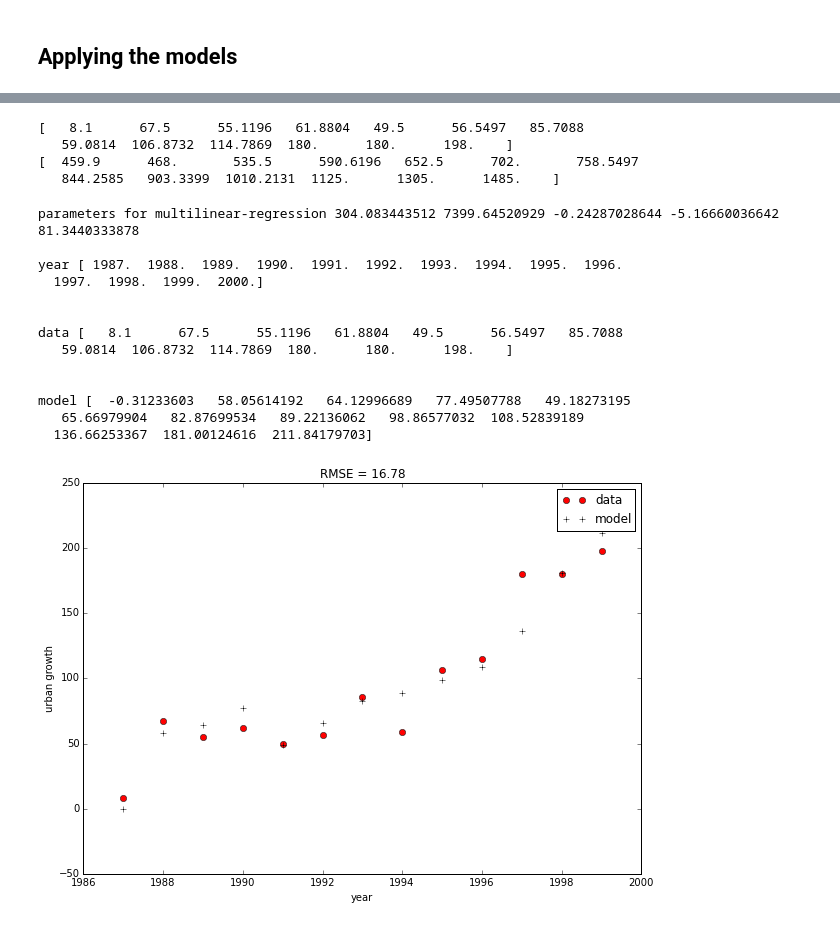
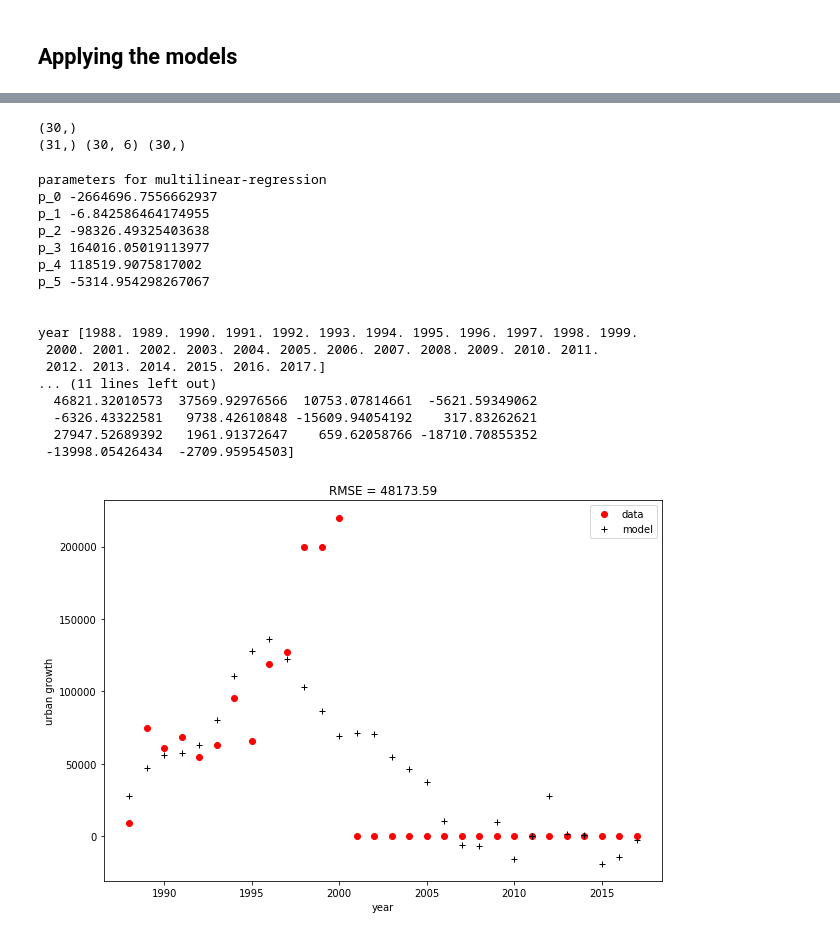
Before and after one commit to profLewis/GEOG0027_Coursework, a Jupyter notebook: docs/2021_UrbanModel.ipynb, the cells around one changed output, grey strips where cells are left out. Drawn from its saved outputs; the diff is of its cells as text; code cells hidden in the pictures.

Commit message:
updated from GEOG0027_Coursework

```diff
--- a/docs/2021_UrbanModel.ipynb
+++ b/docs/2021_UrbanModel.ipynb
@@ -52,6 +68,6 @@ Since the data are presented in a spreadsheet, you *should* be able to use your
 # %%
 # read LUC data  & socio data
-book = 'https://github.com/profLewis/Geog2021_Coursework/blob/master/files/UrbanGrowthModel_Students.xlsx'
+book = 'files/Guangdong-Yearbook-2019.xlsx'
 # %%
 import xlrd
 import numpy as np
@@ -79,7 +95,7 @@ for i,h in enumerate(headings):
 # %%
 # lets see what we have
 for h in headings:
-    print h
+    print (h)
 
 # simplify and load variables
 # shorten to length n-1 because need growth
@@ -91,4 +107,7 @@ agr_output = data[headings[6]][:n-1]
 indust_output = data[headings[7]][:n-1]
 agr_pop = data[headings[8]][:n-1]
 avg_wage = data[headings[9]][:n-1]
+
+#shortened year array
+year = year[:investment.shape[0]]
 # %% [output]
@@ -110,8 +152,11 @@ Growth (Prediction in km2)
 import statsmodels.api as sm
 import matplotlib.pyplot as plt
 
-agr_land = data['Agricultural land (km2)']
-urban_land = data['Urban land (km2)']
+# we dont trust ag land stats
+# so instead here, we estimate it from the urban land
+agr_land = 2*data['Urban pixels'].max() - data['Urban pixels']
+
+
 
 growth = urban_land[1:]-urban_land[:-1]
 
@@ -119,54 +164,58 @@ urban_land = urban_land[:n-1]
 agr_land   = agr_land[:n-1]
 
 data_matrix = np.transpose(np.array([\
+                investment*0+1,\
                 investment/population, \
                 agr_output/agr_pop, \
                 np.log(private_wage), \
                 np.log(avg_wage), \
                 (agr_output/agr_land)/(indust_output/urban_land)\
-                ]))
-print growth
-print urban_land
+                ]))[1:]
+dyear = year[1:]
+print (growth.shape)
+print (urban_land.shape,data_matrix.shape,dyear.shape)
 # %% [output]
-[   8.1      67.5      55.1196   61.8804   49.5      56.5497   85.7088
-   59.0814  106.8732  114.7869  180.      180.      198.    ]
-[  459.9      468.       535.5      590.6196   652.5      702.       758.5497
-   844.2585   903.3399  1010.2131  1125.      1305.      1485.    ]
+(30,)
+(31,) (30, 6) (30,)
 # %%
 # regress growth as function of terms in
 # data matrix
-pp = np.linalg.lstsq(data_matrix, growth)
-print 'parameters for multilinear-regression',
-for i in pp[0]:
-    print i,
+pp = np.linalg.lstsq(data_matrix, growth,rcond=None)
+print ('parameters for multilinear-regression'),
+for i,j in enumerate(pp[0]):
+    print (f'p_{i}',j)
 
 RMSE = np.sqrt(pp[1]/float(len(growth)))
 
 plt.figure(figsize=(10,7))
 plt.title('RMSE = %.2f'%RMSE)
 fwd = np.sum(pp[0]*data_matrix, axis=1)
-plt.plot(year[:-1], growth,'ro',label='data')
-plt.plot(year[:-1], fwd,'k+',label='model')
+plt.plot(dyear, growth,'ro',label='data')
+plt.plot(dyear, fwd,'k+',label='model')
 plt.xlabel('year')
 plt.ylabel('urban growth')
 plt.legend(loc='best')
 
-print '\n\nyear',year
-print '\n\ndata',growth
-print '\n\nmodel',fwd
+print ('\n\nyear',dyear)
+print ('\n\ndata',growth)
+print ('\n\nmodel',fwd)
 # %% [output]
-parameters for multilinear-regression 304.083443512 7399.64520929 -0.24287028644 -5.16660036642 81.3440333878
-
-year [ 1987.  1988.  1989.  1990.  1991.  1992.  1993.  1994.  1995.  1996.
-  1997.  1998.  1999.  2000.]
+parameters for multilinear-regression
+p_0 -2664696.7556662937
+p_1 -6.842586464174955
+p_2 -98326.49325403638
+p_3 164016.05019113977
+p_4 118519.9075817002
+p_5 -5314.954298267067
 
 
-data [   8.1      67.5      55.1196   61.8804   49.5      56.5497   85.7088
-   59.0814  106.8732  114.7869  180.      180.      198.    ]
-
-
-model [  -0.31233603   58.05614192   64.12996689   77.49507788   49.18273195
-   65.66979904   82.87699534   89.22136062   98.86577032  108.52839189
-  136.66253367  181.00124616  211.84179703]
+year [1988. 1989. 1990. 1991. 1992. 1993. 1994. 1995. 1996. 1997. 1998. 1999.
+ 2000. 2001. 2002. 2003. 2004. 2005. 2006. 2007. 2008. 2009. 2010. 2011.
+ 2012. 2013. 2014. 2015. 2016. 2017.]
+... (11 lines left out)
+  46821.32010573  37569.92976566  10753.07814661  -5621.59349062
+  -6326.43322581   9738.42610848 -15609.94054192    317.83262621
+  27947.52689392   1961.91372647    659.62058766 -18710.70855352
+ -13998.05426434  -2709.95954503]
-[figure, old version]
+[figure, new version]
 # %% [markdown]
```
Also changed, not shown: parts of 16 cells of this notebook, 29 other files.
